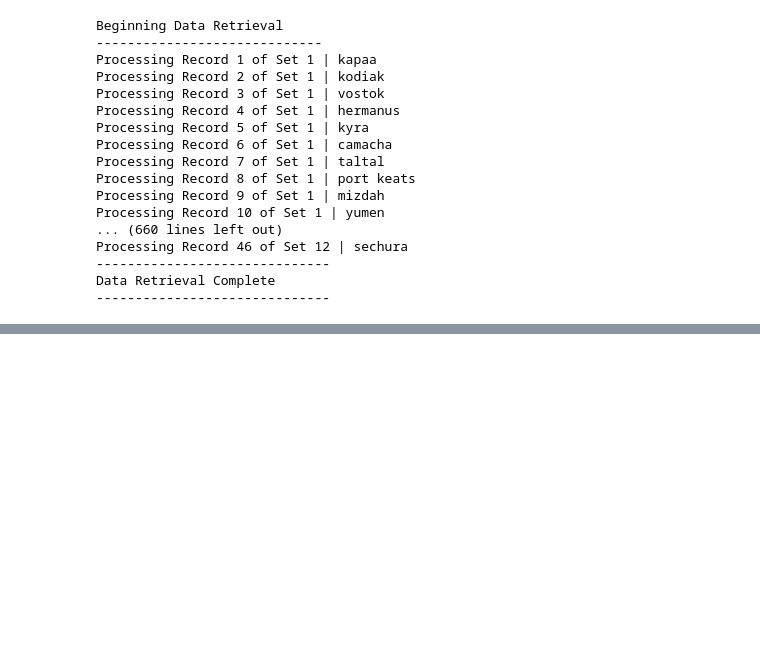
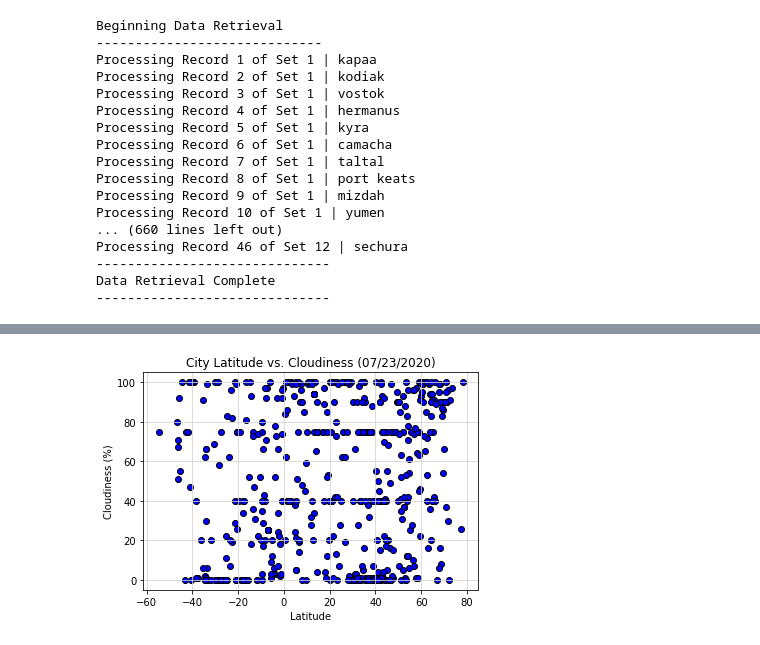
Before and after one commit to mneustadts/python-api-Analysis, a Jupyter notebook: WeatherPy/WeatherPy.ipynb, the cells around one changed output, grey strips where cells are left out. Cells and saved outputs as stored; diff of their text form; code cells hidden in the pictures; blank space fills up the shorter version.

```diff
--- a/WeatherPy/WeatherPy.ipynb
+++ b/WeatherPy/WeatherPy.ipynb
@@ -157,9 +159,11 @@ plt.show()
 # %%
-plt.scatter(weather_df["Lat"],weather_df["Cloudiness"],edgecolors="black",facecolors="blue")
+plt.scatter(weather_df["Latitude"],weather_df["Cloudiness"],edgecolors="black",facecolors="blue")
 plt.title("City Latitude vs. Cloudiness (07/23/2020)")
 plt.xlabel("Latitude")
 plt.ylabel("Cloudiness (%)")
 plt.grid (b=True,which="major",axis="both",linestyle="-",color="lightgrey")
 #plt.savefig("Figures/fig3.png")
 plt.show()
+# %% [output]
+[figure, added]
 # %%
```
Also changed, not shown: parts of 4 cells of this notebook, 4 other files.
